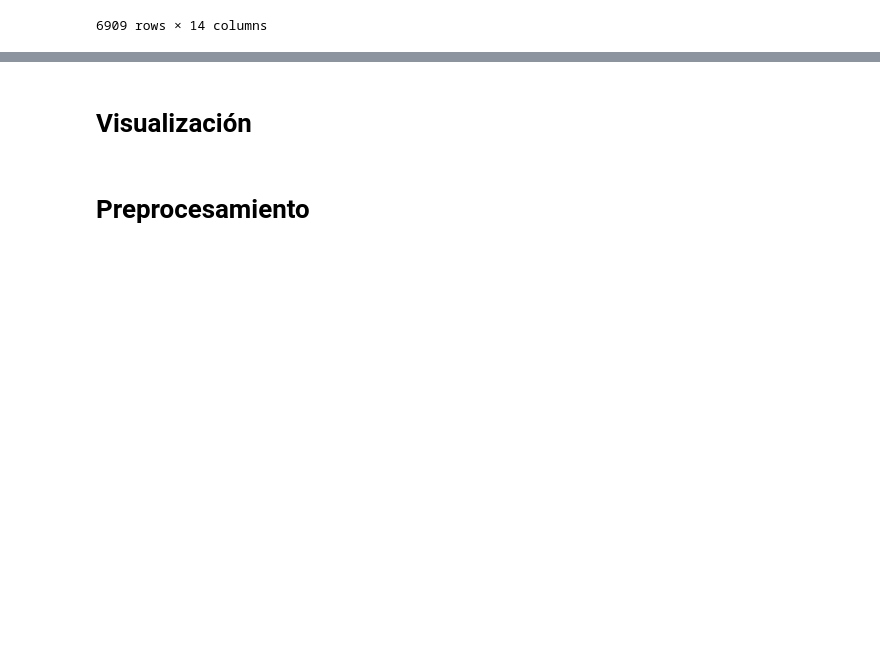
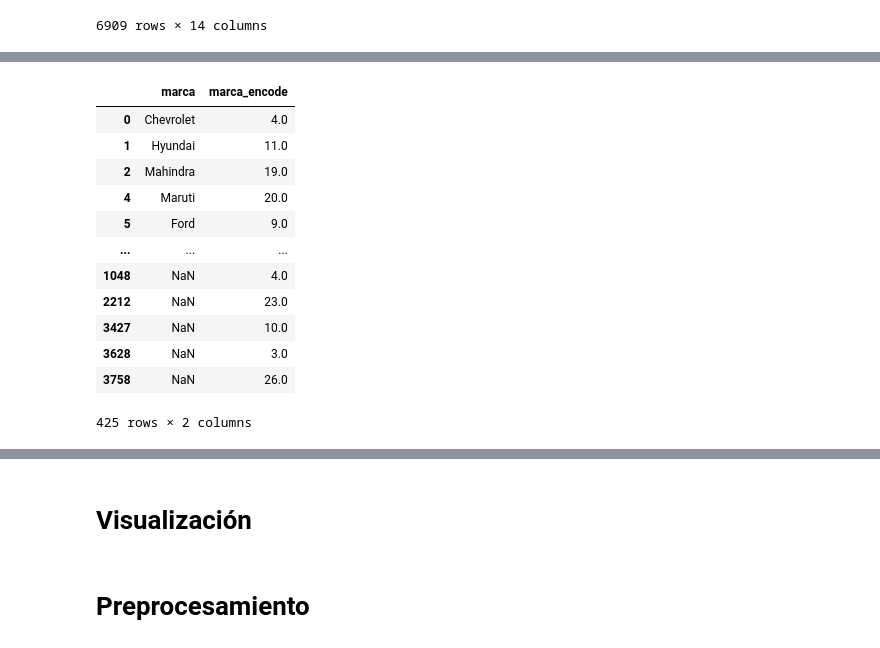
Before and after one commit to Sergio3d/CD-Core, a Jupyter notebook: tema3/practica_regresion.ipynb, the cells around one changed output, grey strips where cells are left out. Saved outputs shown, nothing was run; the diff lists cells and outputs as text; code cells hidden in the pictures; blank space fills up the shorter version.

Commit message:
Encode

```diff
--- a/tema3/practica_regresion.ipynb
+++ b/tema3/practica_regresion.ipynb
@@ -113,17 +113,18 @@ train_df.head(40).tail(5)
 # new_train_df = pd.concat([train_df, df_transmission, df_fuel, df_seller_type, df_owner], axis=1)
 
 columns_to_encode = ['fuel', 'seller_type', 'owner', 'marca']
-encoded_dfs = [df_transmission]
-encoder = OrdinalEncoder()
+encoded_dfs = []
+train_df.dropna(inplace=True)
 for column in columns_to_encode:
-    encoded_values = encoder.fit_transform(train_df[[column]])
-    df_encoded = pd.DataFrame(data=encoded_values, columns=[column])
-    encoded_dfs.append(df_encoded)
+    encoded_values = OrdinalEncoder().fit_transform(train_df[[column]])
+    train_df[column+'_encode'] = encoded_values
+    # df_encoded = pd.DataFrame(data=encoded_values, columns=[column+'_encode'])
+    # encoded_dfs.append(df_encoded)
 transmission = OneHotEncoder().fit_transform(train_df[['transmission']]).toarray()
-df_transmission = pd.DataFrame(data = transmission, columns = ['Manual', 'Automatic'])
-encoded_dfs.append(df_transmission)
+# df_transmission = pd.DataFrame(data = transmission, columns = ['Manual', 'Automatic'])
+# encoded_dfs.append(df_transmission)
 # Concatenar los DataFrames originales con los codificados
-new_train_df = pd.concat([train_df] + encoded_dfs, axis=1)
+# new_train_df = pd.concat([train_df] + encoded_dfs, axis=1)
 
-new_train_df
+train_df
 # %% [output]
@@ -143,3 +161,20 @@ new_train_df
+# %%
+pd.set_option('display.max_rows', 100)
+new_train_df[['marca','marca_encode']].drop_duplicates()
+# %% [output]
+|  | marca | marca_encode |
+| 0 | Chevrolet | 4.0 |
+| 1 | Hyundai | 11.0 |
+| 2 | Mahindra | 19.0 |
+| 4 | Maruti | 20.0 |
+| 5 | Ford | 9.0 |
+| ... | ... | ... |
+| 1048 | NaN | 4.0 |
+| 2212 | NaN | 23.0 |
+| 3427 | NaN | 10.0 |
+| 3628 | NaN | 3.0 |
+| 3758 | NaN | 26.0 |
+425 rows × 2 columns
 # %%
 test_df
 # %% [output]
```
Also changed, not shown: parts of 2 cells of this notebook.
